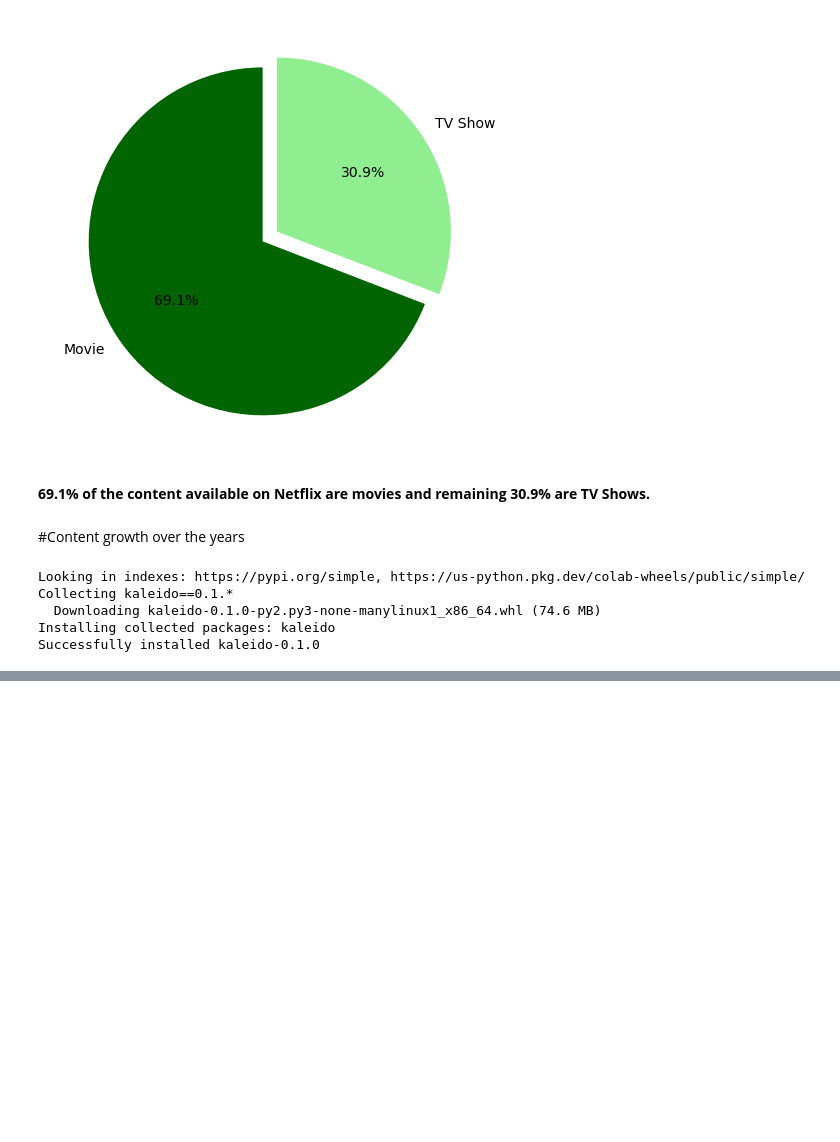
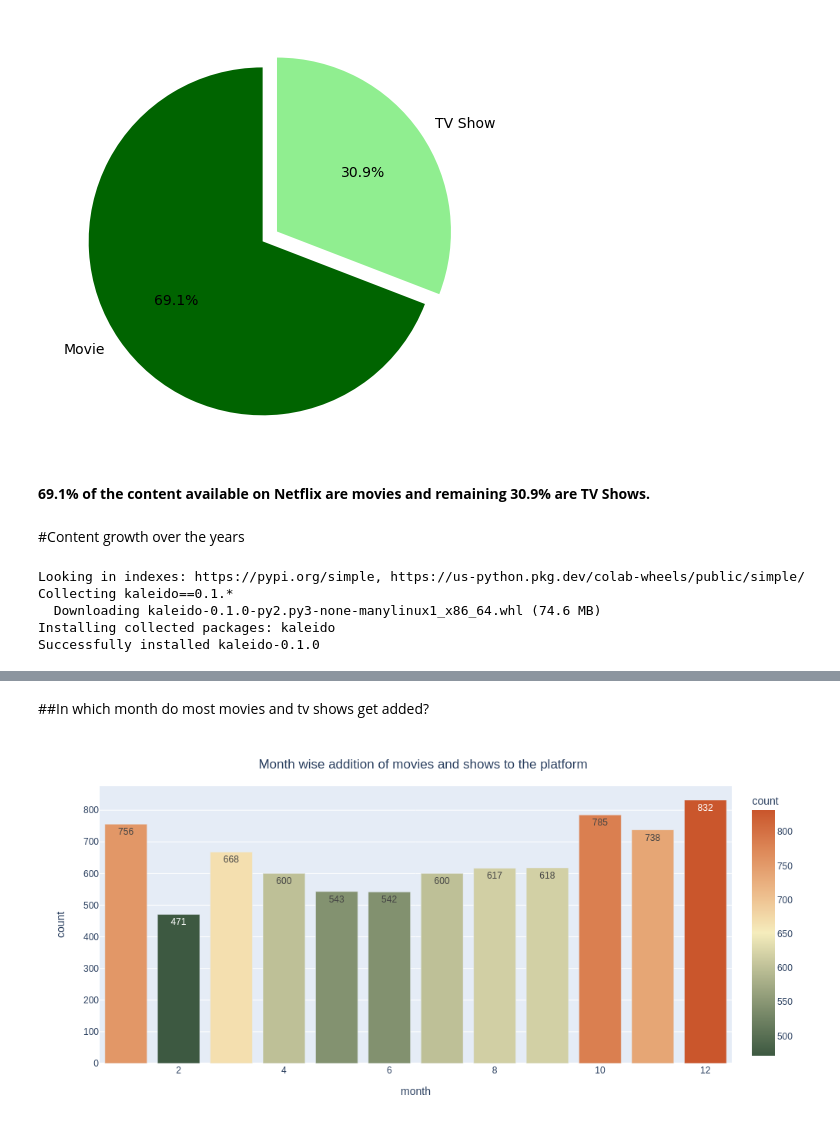
Before and after one commit to niteshavagabond/NETFLIX-MOVIES-AND-TV-SHOWS-CLUSTERING, a Jupyter notebook: NETFLIX_MOVIES_AND_TV_SHOWS_CLUSTERING.ipynb, the cells around one changed output, grey strips where cells are left out. Drawn from its saved outputs; the diff is of its cells as text; code cells hidden in the pictures; blank space fills up the shorter version.

```diff
--- a/NETFLIX_MOVIES_AND_TV_SHOWS_CLUSTERING.ipynb
+++ b/NETFLIX_MOVIES_AND_TV_SHOWS_CLUSTERING.ipynb
@@ -331,0 +370,15 @@ Successfully installed kaleido-0.1.0
+# %% [markdown]
+##In which month do most movies and tv shows get added?
+# %%
+# Dataframe to store month values and counts.
+months_df = pd.DataFrame(df.month_added.value_counts())
+months_df.reset_index(inplace=True)
+months_df.rename(columns={'index':'month', 'month_added':'count'}, inplace=True)
+# %%
+#Let's get the plot
+fig = px.bar(months_df, x="month", y="count", text_auto=True, color='count',color_continuous_scale='fall')
+fig.update_layout(title={'text': 'Month wise addition of movies and shows to the platform','y':0.95,'x':0.5,'xanchor': 'center','yanchor': 'top'},
+autosize=False,width=1000,height=500)
+fig.show('png')
+# %% [output]
+[figure, added]
```
Also changed, not shown: parts of 82 cells of this notebook.
